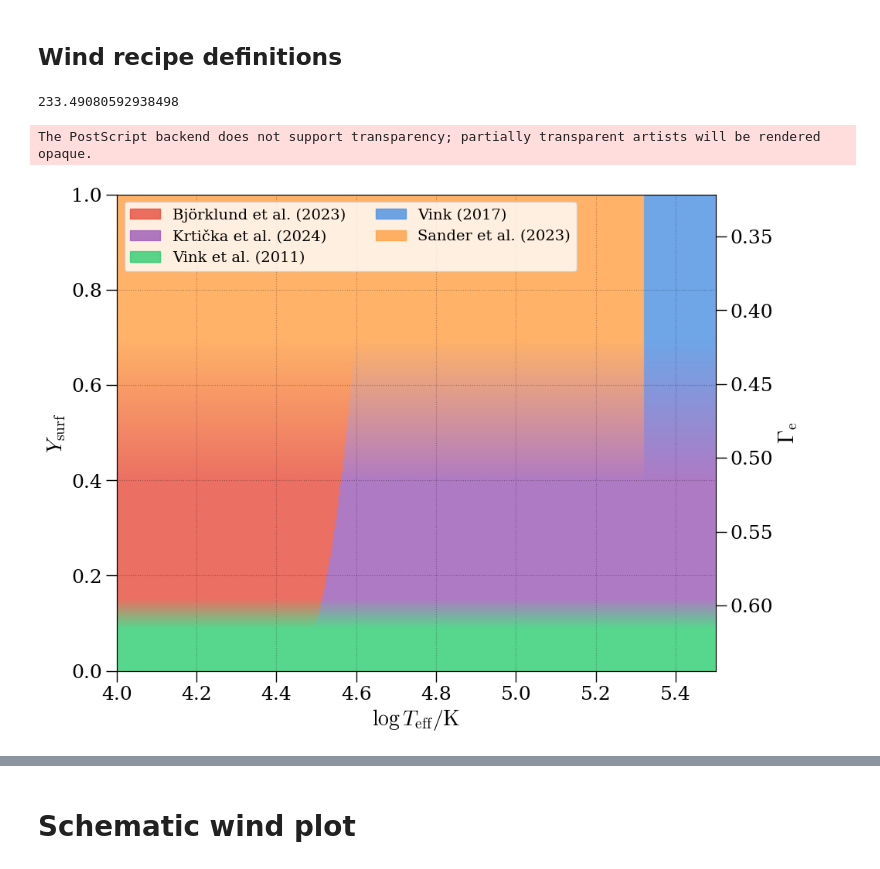
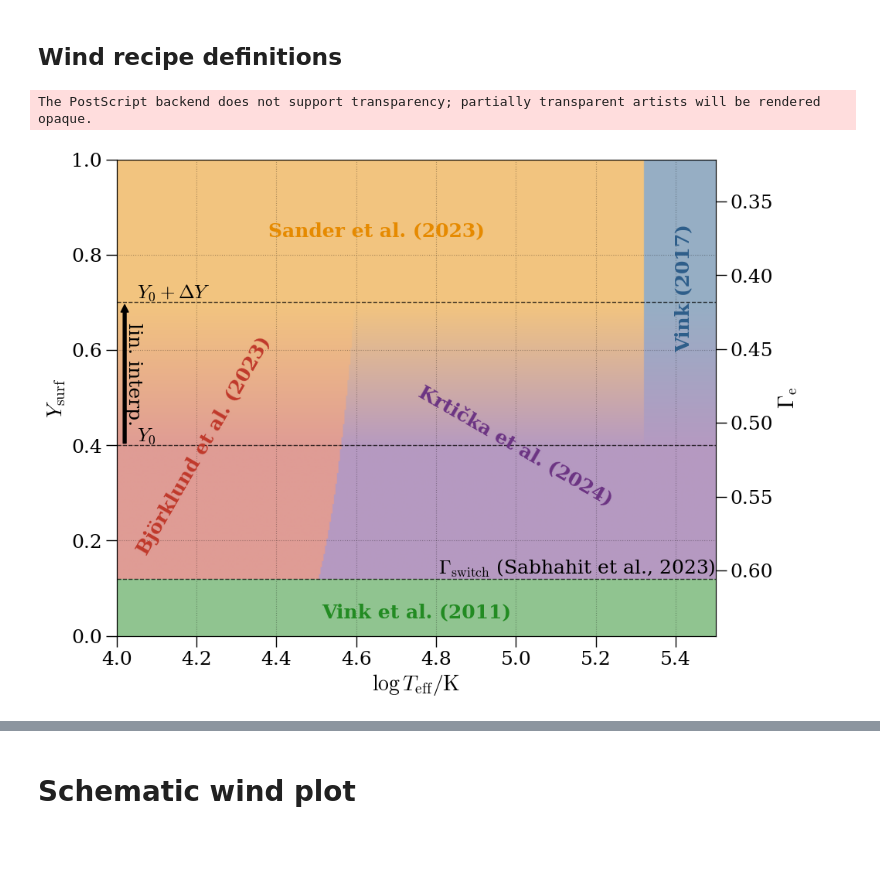
Before and after one commit to LucasMDeSa/35peak_che, a Jupyter notebook: development_notebooks/4X_NewWindDiagrams.ipynb, the cells around one changed output, grey strips where cells are left out. Saved outputs shown, nothing was run; the diff lists cells and outputs as text; code cells hidden in the pictures.

Commit message:
add new wind plot nb

```diff
--- a/development_notebooks/4X_NewWindDiagrams.ipynb
+++ b/development_notebooks/4X_NewWindDiagrams.ipynb
@@ -50,10 +50,6 @@ plt.rcParams.update({
 })
 # %% [markdown]
 ## Wind recipe definitions
-# %%
-sabhahit2023_switch_m(0.0056)
-# %% [output]
-233.49080592938498
 # %%
 def edd_gamma(x, l, m):
     return 10**-4.813 * (1+x) * l/m
@@ -235,13 +231,10 @@ def winds(l, m, teff, z, x, y):
     w = y_a*max(vink2017_winds, sander2023_winds) + (1-y_a) * (ms_a*vink2011_winds + (1-ms_a)*min(bjorklund2023_winds, krticka2024_winds))
     return w
 # %%
-def which_wind(l, m, teff, z, x):
-    x0 = 0.6
-    dx = 0.3
-
+def which_wind(l, m, teff, z, x, x0=0.6, dx=0.3):
     g_e = edd_gamma(x, l, m)
     g_switch = sabhahit2023_switch_g(z)
-    d_gswitch = 0.01
+    d_gswitch = 1e-10
 
     v17_w = vink2017_w(l, z)
     s23_w = sander2023_w(l, teff, z)
@@ -287,7 +280,7 @@ def which_wind(l, m, teff, z, x):
     else:
         # We are on the MS branch
         if ms_a > 0:
-            winner = V11 if v11_w > min(b23_w, k24_w) else get_ms_thin_winner()
+            winner = V11 #if v11_w > min(b23_w, k24_w) else get_ms_thin_winner()
             neighbor = get_ms_thin_winner()
             return winner, ms_a, neighbor
         else:
@@ -298,6 +291,11 @@ def which_wind(l, m, teff, z, x):
 L = 10**6.1
 Z = 0.2*Z_SUN
 M = 60
+x0 = 0.6
+dx = 0.3
+
+y0 = 1 - x0
+dy = dx
 # %%
 logteff_range = np.linspace(4, 5.5, 400)
 y_range = np.linspace(0, 1, 400)
@@ -311,18 +309,22 @@ regime_map = {
     'Krtička et al. (2024)': 4
 }
 
+regimes_to_blend = ["Sander et al. (2023)", "Vink (2017)"]
+
 # Base colors
 hex_colors = [
-    '#4a90e2', # Deep Sky Blue (Vink 2017)
-    '#ff9f43', # Carrot Orange (Sander 2023)
-    '#2ecc71', # Emerald Green (Vink 2011)
-    '#e74c3c', # Alizarin Red (Bjorklund 2023)
-    '#9b59b6'  # Amethyst Purple (Krticka 2024)
+    '#2E5E8A', # Steel Blue (Vink 2017)
+    '#E68A00', # Rich Amber (Sander 2023)
+    '#228B22', # Forest Green (Vink 2011)
+    '#C0392B', # Soft Crimson (Bjorklund 2023)
+    '#6C3483'  # Muted Plum (Krticka 2024)
 ]
+hex_colors_dict = dict(zip(regime_map.keys(), hex_colors))
 rgb_colors = [np.array(mcolors.to_rgb(c)) for c in hex_colors]
+rgb_colors_dict = dict(zip(regime_map.keys(), rgb_colors))
 
 # Define transparency (alpha)
-global_alpha = 0.8
+global_alpha = 0.5
 # White background for blending
 bg_color = np.array([1, 1, 1])
 
@@ -338,13 +340,15 @@ for i in range(len(y_range)):
         c_winner = rgb_colors[regime_map[name]]
         c_neighbor = rgb_colors[regime_map[neighbor_name]]
 
-        if alpha_blend >= 1.0:
+        if name in regimes_to_blend:
+            if alpha_blend >= 1.0:
+                raw_color = c_winner
+            elif alpha_blend <= 0.0:
+                raw_color = c_winner
+            else:
+                raw_color = c_winner * alpha_blend + c_neighbor * (1 - alpha_blend)
+        else:
             raw_color = c_winner
-        elif alpha_blend <= 0.0:
-            raw_color = c_winner
-        else:
-            raw_color = c_winner * alpha_blend + c_neighbor * (1 - alpha_blend)
-
         RGB_grid[i, j] = raw_color * global_alpha + bg_color * (1 - global_alpha)
 
 # --- Plotting ---
@@ -360,34 +364,57 @@ gamma_at_y1 = edd_gamma(1 - 1 - Z, L, M)
 ax2.set_ylim(gamma_at_y0, gamma_at_y1)
 ax2.set_ylabel(r'$\Gamma_{\mathrm{e}}$')
 
 # Main Axis Formatting
 ax1.set_xlabel(r'$\log T_\mathrm{eff} / \mathrm{K}$')
 ax1.set_ylabel(r'$Y_\mathrm{surf}$')
 
 # Setting the title
 #ax1.set_title(f'Wind scheme schematic ($10^{{{int(np.log10(L))}}}\\,\\mathrm{{L}}_\\odot$, ${M}\\,\\mathrm{{M}}_\\odot$, $\\mathrm{{Z}}_\\odot/{Z_SUN/Z:.0f}$)')
 
 # Legend Configuration
 legend_order = [
     'Björklund et al. (2023)',
     'Krtička et al. (2024)',
     'Vink et al. (2011)',
     'Vink (2017)',
     'Sander et al. (2023)'
 ]
 
 patches = [
     plt.Rectangle((0,0), 1, 1, color=hex_colors[regime_map[lbl]], alpha=global_alpha, label=lbl)
     for lbl in legend_order
 ]
 
-ax1.legend(handles=patches, ncol=2, frameon=True, loc='upper left', bbox_to_anchor=(0, 1))
+#ax1.legend(handles=patches, ncol=2, frameon=True, loc='upper left', bbox_to_anchor=(0, 1))
 
-ax1.grid(True, linestyle=':', alpha=0.3, color='black')
+#ax1.grid(True, linestyle=':', alpha=0.3, color='black')
 ax1.set_xlim(4, 5.5)
 ax1.set_ylim(0, 1)
 
-savefig(fig, 'wind_schematic')
+# Annotations
+
+annotation_small_fontsize = 18
+annotation_large_fontsize = 18
+
+ax1.hlines(y0, 4, 5.5, colors='black', linestyles='--', lw=1, alpha=0.7, zorder=3)
+ax1.text(4.05, y0, '$Y_0$', va='bottom', ha='left', fontsize=annotation_small_fontsize, zorder=3)
+ax1.hlines(y0 + dy, 4, 5.5, colors='black', linestyles='--', lw=1, alpha=0.7, zorder=3)
+ax1.text(4.05, y0 + dy, '$Y_0 + \Delta Y$', va='bottom', ha='left', fontsize=annotation_small_fontsize, zorder=3)
+ax2.hlines(sabhahit2023_switch_g(Z), 4, 5.5, colors='black', linestyles='--', lw=1, alpha=0.7, zorder=3)
+ax2.text(5.5, sabhahit2023_switch_g(Z), '$\Gamma_\mathrm{switch}$ (Sabhahit et al., 2023)', va='bottom', ha='right', fontsize=annotation_large_fontsize, zorder=3)
+
+ax1.text(4.75, 0.05, "Vink et al. (2011)", ha='center', va='center', color=rgb_colors_dict['Vink et al. (2011)'], fontsize=annotation_large_fontsize, fontweight='bold')
+ax1.text(4.22, 0.4, "Björklund et al. (2023)", ha='center', va='center', color=rgb_colors_dict['Björklund et al. (2023)'], fontsize=annotation_large_fontsize, fontweight='bold', rotation=60)
+ax1.text(5, 0.4, "Krtička et al. (2024)", ha='center', va='center', color=rgb_colors_dict['Krtička et al. (2024)'], fontsize=annotation_large_fontsize, fontweight='bold', rotation=-30)
+ax1.text(4.65, 0.85, "Sander et al. (2023)", ha='center', va='center', color=rgb_colors_dict['Sander et al. (2023)'], fontsize=annotation_large_fontsize, fontweight='bold')
+ax1.text(5.42, 0.73, "Vink (2017)", ha="center", va="center", color=rgb_colors_dict["Vink (2017)"], fontsize=annotation_large_fontsize, fontweight="bold", rotation=90)
+
+x_ip_ann = 4.02
+ax1.annotate(text='', xytext=(x_ip_ann, y0), xy=(x_ip_ann, y0+dy), arrowprops=dict(arrowstyle='simple', facecolor='black'), transform=ax1.transData)
+ax1.text(x_ip_ann, 0.55, "lin. interp.", ha="left", va="center", fontsize=annotation_small_fontsize, rotation=-90)
+
+
+savefig(fig, 'wind_schematic_option1')
 # %% [output]
 The PostScript backend does not support transparency; partially transparent artists will be rendered opaque.
-[figure, old version]
+[figure, new version]
```
Also changed, not shown: parts of 1 cell of this notebook, 7 other files.
